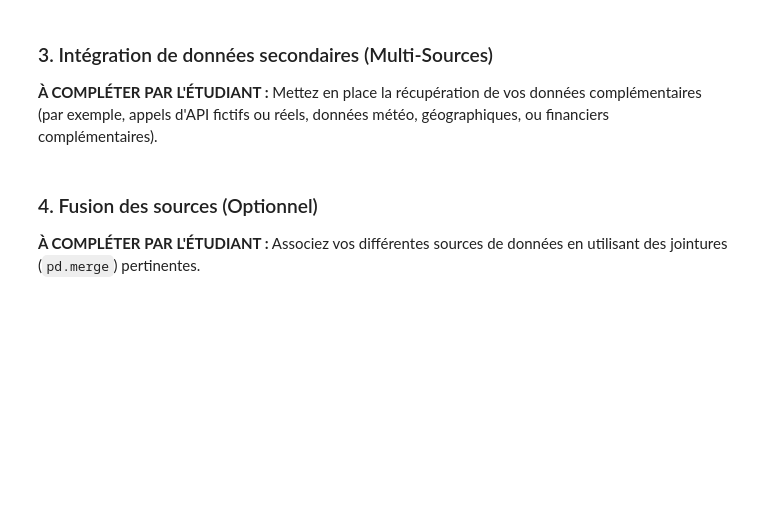
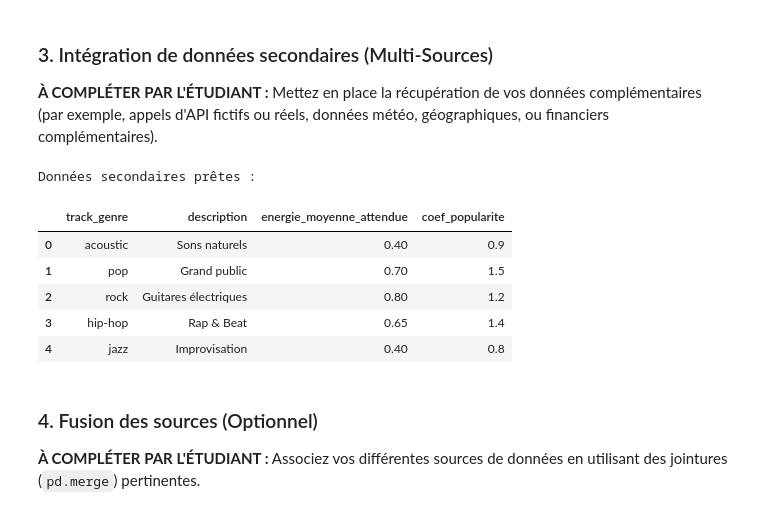
Before and after one commit to aya550/aptispace-datascience-projet, a Jupyter notebook: notebooks/01_acquisition.ipynb, the cells around one changed output. Cells and saved outputs as stored; diff of their text form; code cells hidden in the pictures; blank space fills up the shorter version.

```diff
--- a/notebooks/01_acquisition.ipynb
+++ b/notebooks/01_acquisition.ipynb
@@ -61,3 +81,28 @@ categories_info.head()
+# %%
+# TODO: Récupérer/générer ou charger vos données secondaires
+categories_info = pd.DataFrame({
+    'track_genre': ['acoustic', 'pop', 'rock', 'hip-hop', 'jazz',
+                    'classical', 'electronic', 'r-n-b', 'latin', 'metal'],
+    'description': ['Sons naturels', 'Grand public', 'Guitares électriques',
+                    'Rap & Beat', 'Improvisation', 'Musique savante',
+                    'Synthétiseurs', 'Rythme & Blues', 'Influences latines',
+                    'Son agressif'],
+    'energie_moyenne_attendue': [0.4, 0.7, 0.8, 0.65, 0.4,
+                                  0.2, 0.85, 0.6, 0.75, 0.9],
+    'coef_popularite': [0.9, 1.5, 1.2, 1.4, 0.8,
+                        0.7, 1.1, 1.3, 1.2, 0.8]
+})
+
+print("Données secondaires prêtes :")
+categories_info.head()
+# %% [output]
+Données secondaires prêtes :
+|  | track_genre | description | energie_moyenne_attendue | coef_popularite |
+| 0 | acoustic | Sons naturels | 0.40 | 0.9 |
+| 1 | pop | Grand public | 0.70 | 1.5 |
+| 2 | rock | Guitares électriques | 0.80 | 1.2 |
+| 3 | hip-hop | Rap & Beat | 0.65 | 1.4 |
+| 4 | jazz | Improvisation | 0.40 | 0.8 |
 # %% [markdown]
 ### 4. Fusion des sources (Optionnel)
 
```
Also changed, not shown: parts of 7 cells of this notebook, 3 other files.
